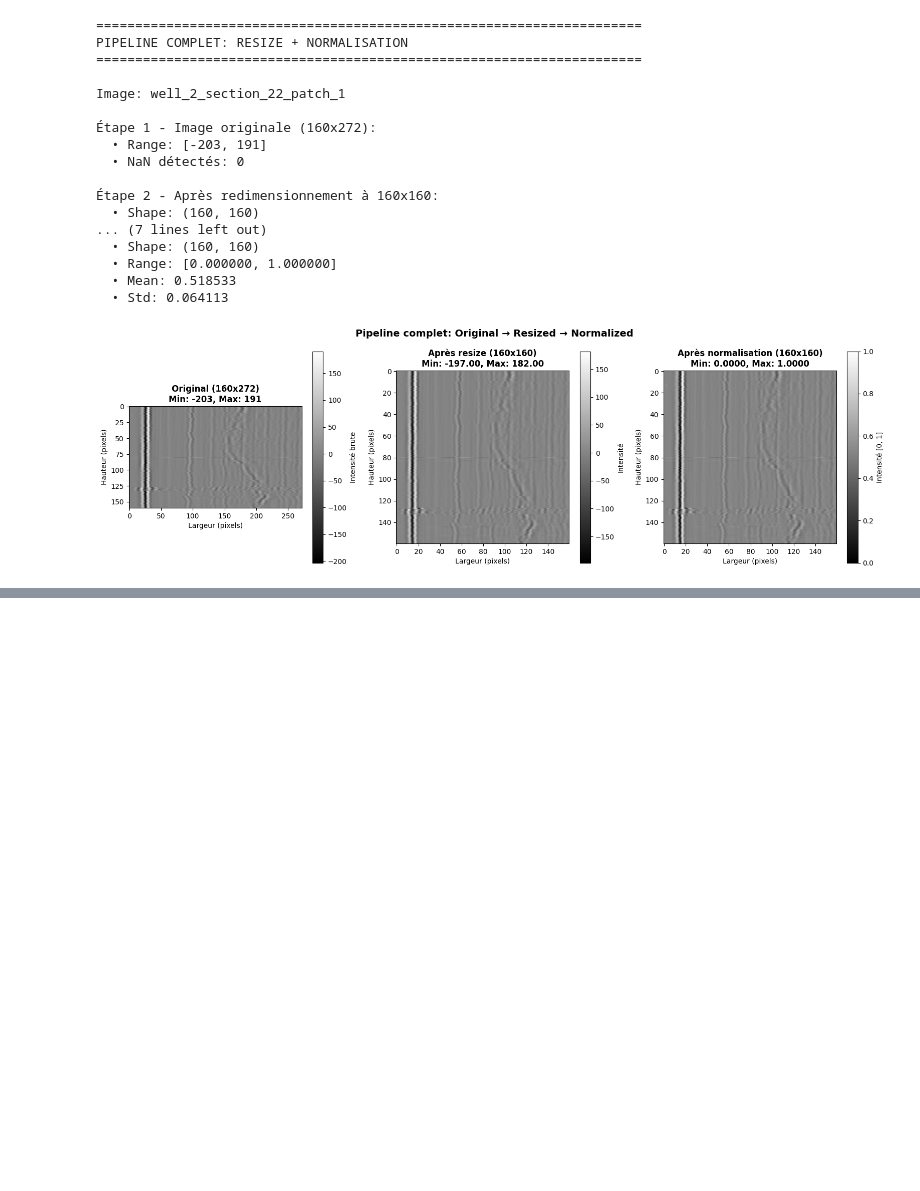
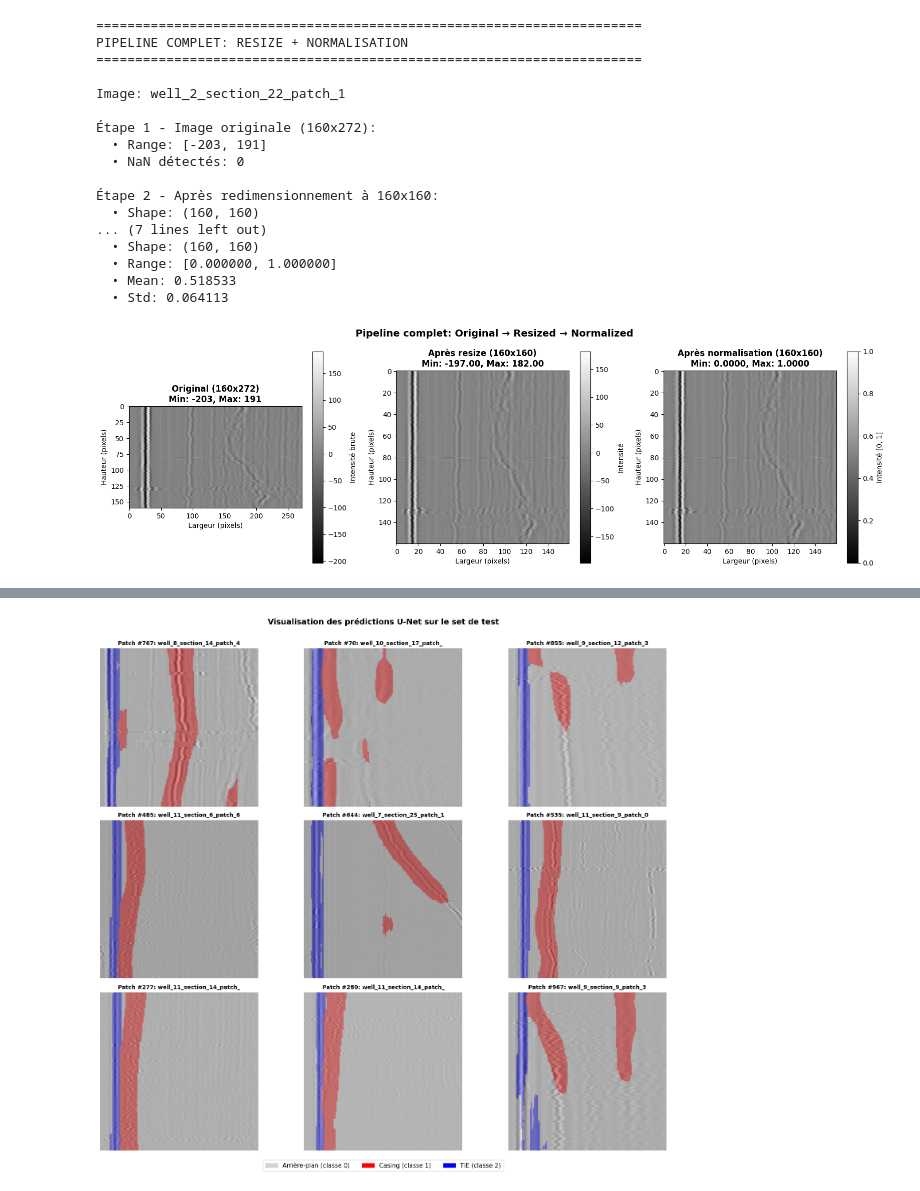
Before and after one commit to victorcamps70/deep-datachallenge, a Jupyter notebook: presentation.ipynb, the cells around one changed output, grey strips where cells are left out. Drawn from its saved outputs; the diff is of its cells as text; code cells hidden in the pictures; blank space fills up the shorter version.

```diff
--- a/presentation.ipynb
+++ b/presentation.ipynb
@@ -332,10 +115,3 @@ On remarque que la quantité de TIE par puits est assez hétérogène, le puits
 # %% [markdown]
 Puisque toutes les images n'ont pas la même dimension, on change cela, comme dans le benchmark pour avoir que des images carrées.
 Dans le benchmark, le resizing est fait grâce à torchvision, ici on a préféré utiliser OpenCV car on doit resize une seule fois avant l'entraînement, on a donc pas besoin d'utiliser des transormations de tenseurs, plus difficiles. Qui plus est, OpenCV est plus performant pour du resizing pur.
-# %%
-import sys
-from deep_datachallenge.preprocessing import ImagePreprocessor
-
-# Initialiser le preprocessor
-preprocessor = ImagePreprocessor(target_size=(160, 160))
-print(f"  Target size: {preprocessor.target_size}")
@@ -714,0 +429,11 @@ De plus, ce modèle brille lorsqu'on utilise des petites images, où on cherche
+# %%
+# Charger les prédictions depuis le CSV
+import pandas as pd
+import numpy as np
+
+predictions_path = data_dir / 'y_test_predictions_unet_1st_try.csv'
+# Charger avec la première colonne comme index
+predictions_df = pd.read_csv(predictions_path, index_col=0)
+print(f"Prédictions chargées: {predictions_df.shape}")
+print(f"Patch names (first 5): {list(predictions_df.index[:5])}")
+print(f"Prédictions loaded successfully!")
@@ -714,0 +444,75 @@ De plus, ce modèle brille lorsqu'on utilise des petites images, où on cherche
+# %%
+# Sélectionner quelques patches de test et afficher les prédictions
+import cv2
+from scipy import ndimage
+import matplotlib.patches as mpatches
+
+num_test_patches = predictions_df.shape[0]
+print(f"Nombre total de patches de test: {num_test_patches}")
+print(f"Taille prédictions par patch: {predictions_df.shape[1]}")
+
+# Les prédictions sont en format original (160 x ~272)
+pred_size = predictions_df.shape[1]
+pred_height = 160
+pred_width = pred_size // pred_height
+print(f"Dimensions prédictions: {pred_height} x {pred_width}")
+
+# Obtenir la liste des fichiers de test
+x_test_dir = data_dir / 'x_test_images'
+test_patch_names = predictions_df.index.tolist()
+
+# Sélectionner 9 patches aléatoires
+np.random.seed(42)
+selected_indices = np.random.choice(len(test_patch_names), min(9, len(test_patch_names)), replace=False)
+
+# Couleurs cohérentes avec la distribution des classes
+colors_classes = {
+    0: [0.827, 0.827, 0.827],  # lightgray pour Background
+    1: [1, 0, 0],               # red pour Casing
+    2: [0, 0, 1]                # blue pour TIE
+}
+
+# Préparer les données pour visualisation
+fig, axes = plt.subplots(3, 3, figsize=(16, 14))
+
+for plot_idx, data_idx in enumerate(selected_indices):
+    patch_name = test_patch_names[data_idx]
+    row = plot_idx // 3
+    col = plot_idx % 3
+
+    # Charger l'image de test
+    test_image_path = x_test_dir / f"{patch_name}.npy"
+    test_image = np.load(test_image_path)
+
+    # Obtenir la prédiction (format original)
+    pred_flat = predictions_df.iloc[data_idx].values.astype(np.int32)
+    pred_mask = pred_flat.reshape(pred_height, pred_width)
+
+    # Redimensionner l'image et prédiction pour affichage (160x160)
+    test_image_proc, _ = preprocessor.preprocess_pair(test_image, np.zeros_like(test_image))
+    pred_mask_resized = cv2.resize(pred_mask.astype(np.uint8), (160, 160), interpolation=cv2.INTER_NEAREST)
+
+    # Afficher l'image
+    ax = axes[row, col]
+    ax.imshow(test_image_proc, cmap='gray', alpha=0.8)
+
+    # Superposer la prédiction avec les bonnes couleurs
+    pred_colored = np.zeros((160, 160, 3), dtype=float)
+    pred_colored[pred_mask_resized == 0] = colors_classes[0]  # lightgray pour Background
+    pred_colored[pred_mask_resized == 1] = colors_classes[1]  # red pour Casing
+    pred_colored[pred_mask_resized == 2] = colors_classes[2]  # blue pour TIE
+
+    ax.imshow(pred_colored, alpha=0.35)
+    ax.set_title(f"Patch #{data_idx}: {patch_name[:25]}", fontsize=10, fontweight='bold')
+    ax.axis('off')
+
+# Ajouter une légende avec les bonnes couleurs
+lightgray_patch = mpatches.Patch(color='lightgray', label='Arrière-plan (classe 0)')
+red_patch = mpatches.Patch(color='red', label='Casing (classe 1)')
+blue_patch = mpatches.Patch(color='blue', label='TIE (classe 2)')
+fig.legend(handles=[lightgray_patch, red_patch, blue_patch], loc='lower center', ncol=3, fontsize=11)
+
+plt.suptitle('Visualisation des prédictions U-Net sur le set de test', fontsize=14, fontweight='bold', y=0.995)
+plt.tight_layout(rect=[0, 0.03, 1, 0.99])
+plt.show()
+# %% [output]
@@ -714,0 +522 @@ De plus, ce modèle brille lorsqu'on utilise des petites images, où on cherche
+[figure, added]
```
Also changed, not shown: parts of 35 cells of this notebook, 3 other files.
